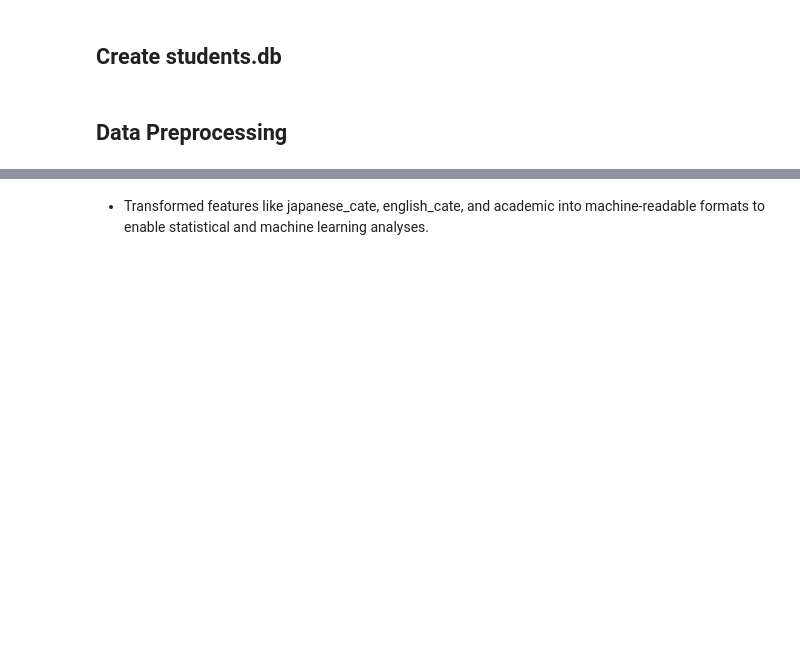
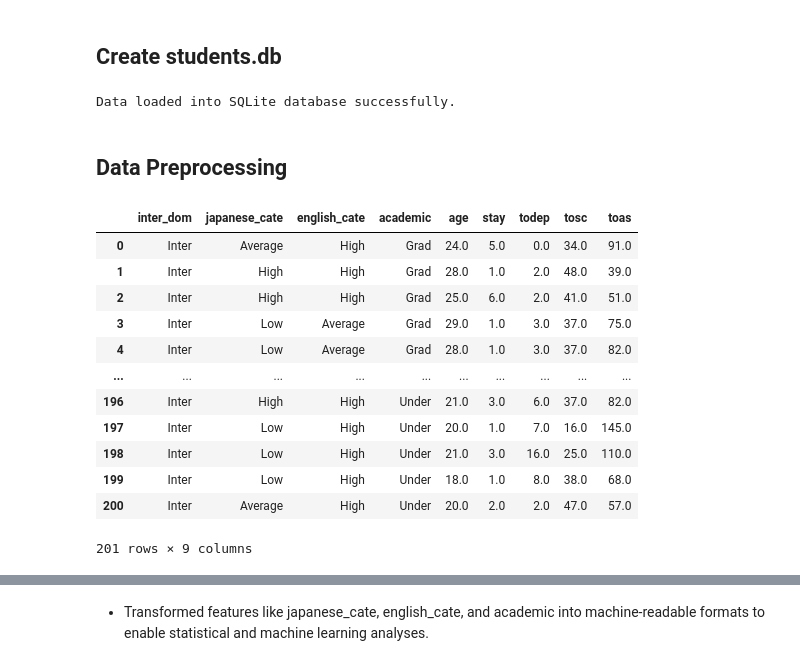
Before and after one commit to kdpham-1002/University-Mental-Health-Research-Study, a Jupyter notebook: notebooks/students_analysis.ipynb, the cells around one changed output, grey strips where cells are left out. Drawn from its saved outputs; the diff is of its cells as text; code cells hidden in the pictures; blank space fills up the shorter version.

Commit message:
Update using_SQLAlchemy notebook to fix file paths and enhance output visibility

```diff
--- a/notebooks/students_analysis.ipynb
+++ b/notebooks/students_analysis.ipynb
@@ -35,35 +35,46 @@ import seaborn as sns
 # print(f"SQLite version: {sqlite3.sqlite_version}")
 # %%
 # Load CSV into DataFrame
-csv_file = "students.csv"
-df = pd.read_csv(csv_file)
+df = pd.read_csv("../data/students.csv")
 
 # Create SQLite Database
-conn = sqlite3.connect("students.db")
+conn = sqlite3.connect("../data/students.db")
 df.to_sql("students", conn, if_exists="replace", index=False)
 conn.close()
 print("Data loaded into SQLite database successfully.")
+# %% [output]
+Data loaded into SQLite database successfully.
 # %% [markdown]
 ## Data Preprocessing
 # %%
-# Connect to SQLite database
-engine = create_engine("sqlite:///students.db")
+# Connect to SQLite database with SQLAlchemy
+engine = create_engine("sqlite:///../data/students.db")
 
-# Load the data from the database for analysis
+# Load the data from the database
+# query = """ SELECT * FROM students WHERE inter_dom = 'Inter'; """
 query = """
 SELECT inter_dom, japanese_cate, english_cate, academic, age, stay, todep, tosc, toas
 FROM students
 WHERE inter_dom = 'Inter';
 """
 
-# query = """
-# SELECT *
-# FROM students
-# WHERE inter_dom = 'Inter';
-# """
-
+# data = pd.read_sql_query(query, conn)   # Doesn't work because conn is closed
 data = pd.read_sql_query(query, engine)
 data
+# %% [output]
+|  | inter_dom | japanese_cate | english_cate | academic | age | stay | todep | tosc | toas |
+| 0 | Inter | Average | High | Grad | 24.0 | 5.0 | 0.0 | 34.0 | 91.0 |
+| 1 | Inter | High | High | Grad | 28.0 | 1.0 | 2.0 | 48.0 | 39.0 |
+| 2 | Inter | High | High | Grad | 25.0 | 6.0 | 2.0 | 41.0 | 51.0 |
+| 3 | Inter | Low | Average | Grad | 29.0 | 1.0 | 3.0 | 37.0 | 75.0 |
+| 4 | Inter | Low | Average | Grad | 28.0 | 1.0 | 3.0 | 37.0 | 82.0 |
+| ... | ... | ... | ... | ... | ... | ... | ... | ... | ... |
+| 196 | Inter | High | High | Under | 21.0 | 3.0 | 6.0 | 37.0 | 82.0 |
+| 197 | Inter | Low | High | Under | 20.0 | 1.0 | 7.0 | 16.0 | 145.0 |
+| 198 | Inter | Low | High | Under | 21.0 | 3.0 | 16.0 | 25.0 | 110.0 |
+| 199 | Inter | Low | High | Under | 18.0 | 1.0 | 8.0 | 38.0 | 68.0 |
+| 200 | Inter | Average | High | Under | 20.0 | 2.0 | 2.0 | 47.0 | 57.0 |
+201 rows × 9 columns
 # %%
 # Check for missing values
 missing_values = data.isnull().sum()
```
Also changed, not shown: parts of 9 cells of this notebook, 2 other files.
